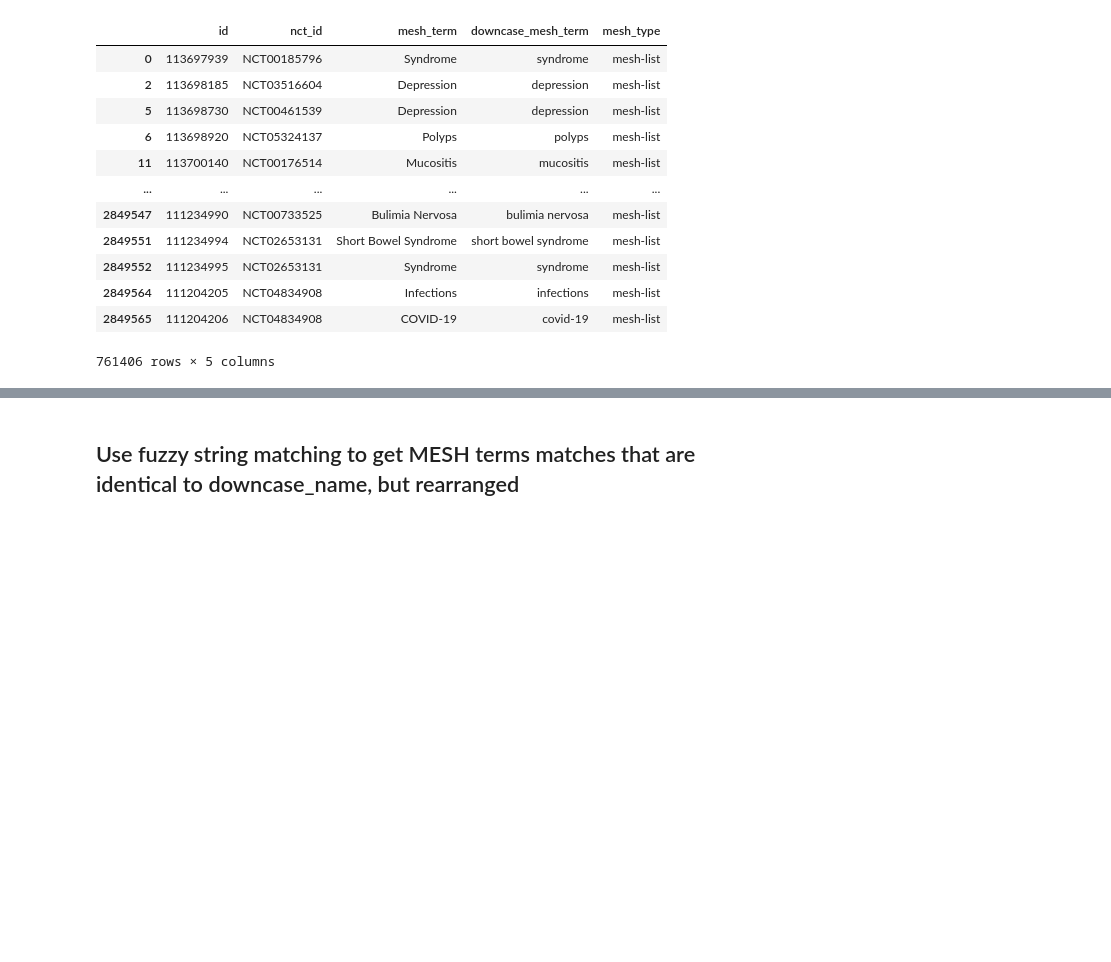
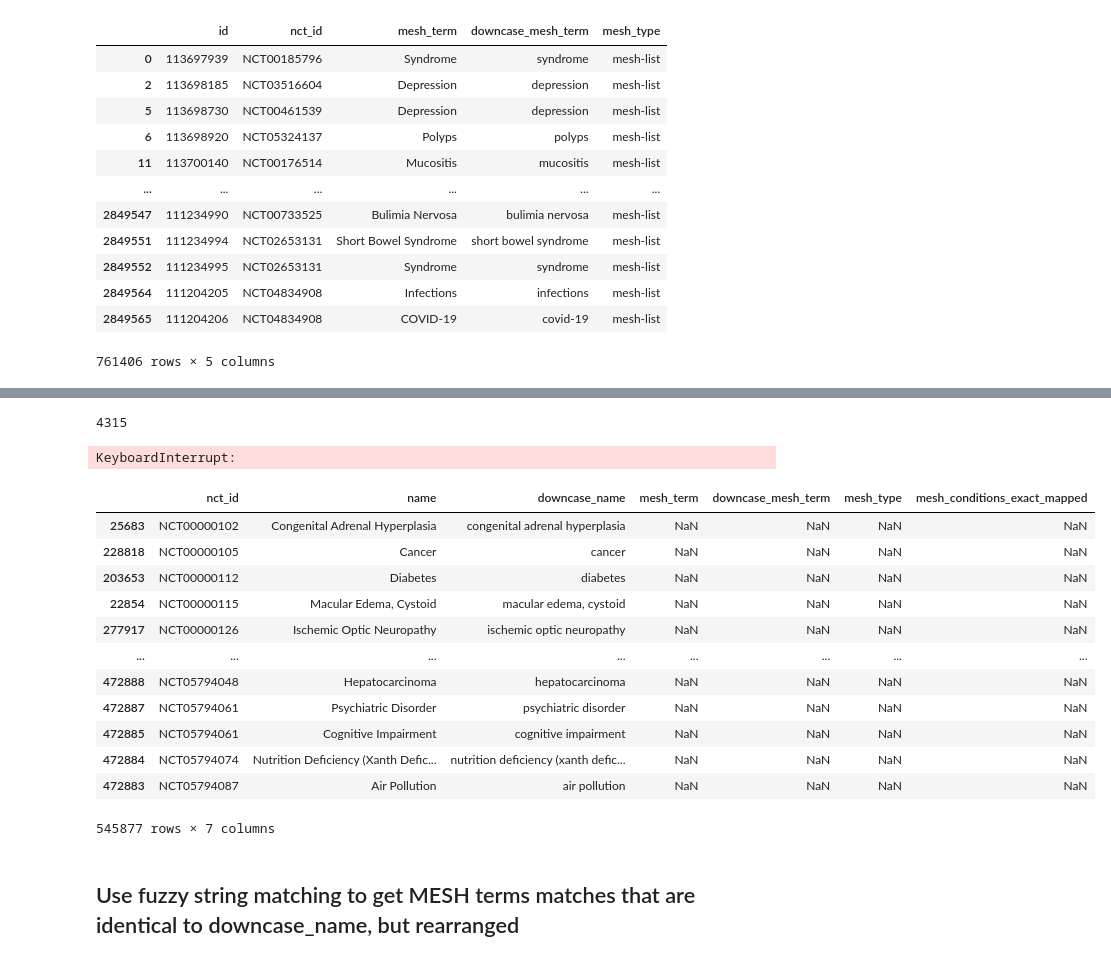
Before and after one commit to GitHubbit/Multiomics_ClinicalTrials_KP, a Jupyter notebook: mapper.ipynb, the cells around one changed output, grey strips where cells are left out. Cells and saved outputs as stored; diff of their text form; code cells hidden in the pictures; blank space fills up the shorter version.

Commit message:
Matching MESH terms on conditions regardless of whether they are from the same NCIT or not

```diff
--- a/mapper.ipynb
+++ b/mapper.ipynb
@@ -102,5 +99,38 @@ conditions_exact_mapped[:20]
 | 228824 | NCT00000117 | Optic Neuritis | optic neuritis | Optic Neuritis | optic neuritis | mesh-list |
 | 203667 | NCT00000118 | HIV Infections | hiv infections | HIV Infections | hiv infections | mesh-list |
 | 203668 | NCT00000118 | Acquired Immunodeficiency Syndrome | acquired immunodeficiency syndrome | Acquired Immunodeficiency Syndrome | acquired immunodeficiency syndrome | mesh-list |
+# %%
+# some conditions have a MESH term match, even if it doesn't show up in the same clinical trial
+# add those matches based on MESH term alone (irrespective of clinical trial)
+all_mesh_conditions = browse_conditions_df.downcase_mesh_term.unique()
+print(len(all_mesh_conditions))
+# %% [output]
+4315
+# %%
+conditions_exact_mapped = conditions_df.copy()
+mask = np.isin(conditions_exact_mapped['downcase_name'], all_mesh_conditions)
+conditions_exact_mapped['mesh_conditions_exact_mapped'] = np.where(mask, conditions_exact_mapped['downcase_name'], np.nan)
+
+with pd.option_context("display.max_rows", 30000):
+    display(conditions_exact_mapped[:3000])
+# %% [output]
+KeyboardInterrupt:
+# %%
+test = conditions_exact_mapped[conditions_exact_mapped['mesh_conditions_exact_mapped'].isnull()] # get the rows where mesh_term is empty bc there was no match there
+test
+# %% [output]
+|  | nct_id | name | downcase_name | mesh_term | downcase_mesh_term | mesh_type | mesh_conditions_exact_mapped |
+| 25683 | NCT00000102 | Congenital Adrenal Hyperplasia | congenital adrenal hyperplasia | NaN | NaN | NaN | NaN |
+| 228818 | NCT00000105 | Cancer | cancer | NaN | NaN | NaN | NaN |
+| 203653 | NCT00000112 | Diabetes | diabetes | NaN | NaN | NaN | NaN |
+| 22854 | NCT00000115 | Macular Edema, Cystoid | macular edema, cystoid | NaN | NaN | NaN | NaN |
+| 277917 | NCT00000126 | Ischemic Optic Neuropathy | ischemic optic neuropathy | NaN | NaN | NaN | NaN |
+| ... | ... | ... | ... | ... | ... | ... | ... |
+| 472888 | NCT05794048 | Hepatocarcinoma | hepatocarcinoma | NaN | NaN | NaN | NaN |
+| 472887 | NCT05794061 | Psychiatric Disorder | psychiatric disorder | NaN | NaN | NaN | NaN |
+| 472885 | NCT05794061 | Cognitive Impairment | cognitive impairment | NaN | NaN | NaN | NaN |
+| 472884 | NCT05794074 | Nutrition Deficiency (Xanth Defic... | nutrition deficiency (xanth defic... | NaN | NaN | NaN | NaN |
+| 472883 | NCT05794087 | Air Pollution | air pollution | NaN | NaN | NaN | NaN |
+545877 rows × 7 columns
 # %% [markdown]
 ## Use fuzzy string matching to get MESH terms matches that are identical to downcase_name, but rearranged
```
Also changed, not shown: parts of 21 cells of this notebook.
